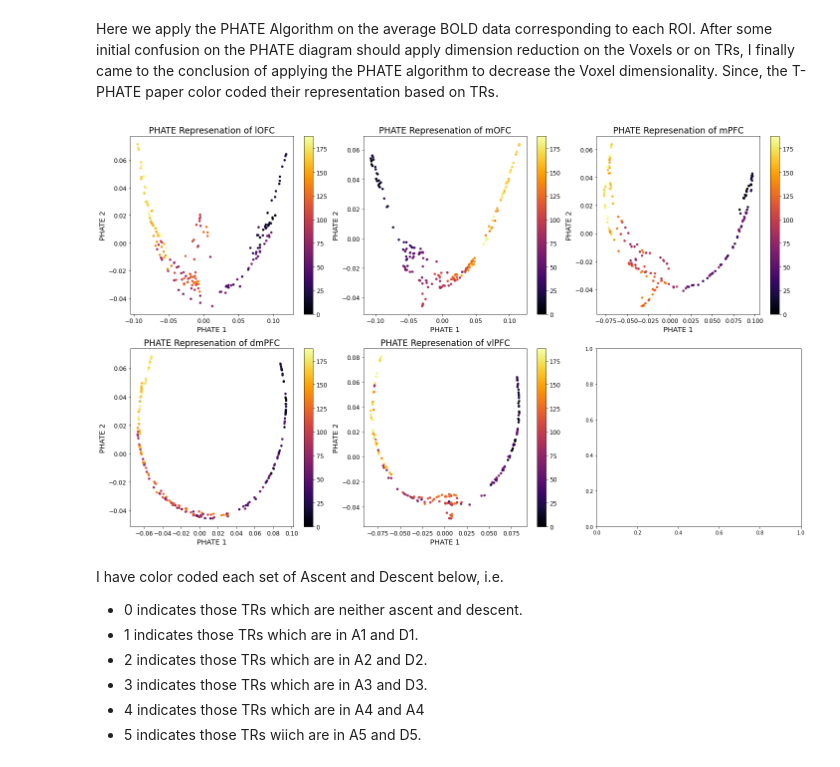
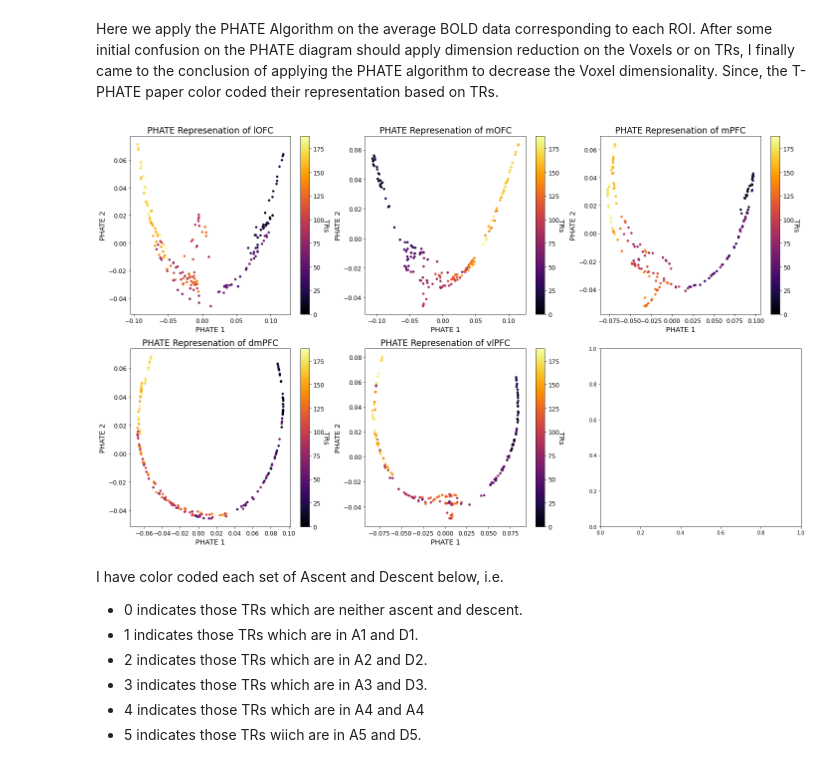
Before and after one commit to RishiDarkDevil/Neural-Uncertainty-Representation, a Jupyter notebook: PHATE_YOUNG.ipynb, the cells around one changed output. Cells and saved outputs as stored; diff of their text form; code cells hidden in the pictures.

```diff
--- a/PHATE_YOUNG.ipynb
+++ b/PHATE_YOUNG.ipynb
@@ -48,24 +48,24 @@ data_lOFC_avg.shape
 # %% [markdown]
 Here we apply the PHATE Algorithm on the average BOLD data corresponding to each ROI. After some initial confusion on the PHATE diagram should apply dimension reduction on the Voxels or on TRs, I finally came to the conclusion of applying the PHATE algorithm to decrease the Voxel dimensionality. Since, the T-PHATE paper color coded their representation based on TRs.
 # %%
-def plot_phate_rep(data, c, ax=None, title=""):
+def plot_phate_rep(data, c, ax=None, title="", legend_title=""):
   # We now instantiate the PHATE operator(matrix)/object of the PHATE class
   phate_op = ph.PHATE(random_state=43, verbose=0)
   # PHATE requires Voxel x TR Data
   phate_embd =  phate_op.fit_transform(data)
-  scp.plot.scatter2d(phate_embd, ax=ax,  c = c, label_prefix='PHATE ', title=title)
+  scp.plot.scatter2d(phate_embd, ax=ax,  c = c, label_prefix='PHATE ', title=title, legend_title=legend_title)
 # %%
 ROIs_data = [data_lOFC_avg, data_mOFC_avg, data_mPFC_avg, data_dmPFC_avg, data_vlPFC_avg]
 ROIs = ["lOFC", "mOFC", "mPFC", "dmPFC", "vlPFC"]
 
 fig, ax = plt.subplots(2,3, figsize=(20,12))
 i = 0
 for name, data in zip(ROIs, ROIs_data):
-  plot_phate_rep(data, list(range(data.shape[0])), ax[min(max(0, i-2),1),i%3], "PHATE Represenation of "+ name)
+  plot_phate_rep(data, list(range(data.shape[0])), ax[min(max(0, i-2),1),i%3], "PHATE Represenation of "+ name, "TRs")
   i += 1
   fig.tight_layout()
 # %% [output]
-[figure, old version]
+[figure, new version]
 # %% [markdown]
 I have color coded each set of Ascent and Descent below, i.e.
 - 0 indicates those TRs which are neither ascent and descent.
```
Also changed, not shown: parts of 1 cell of this notebook.
